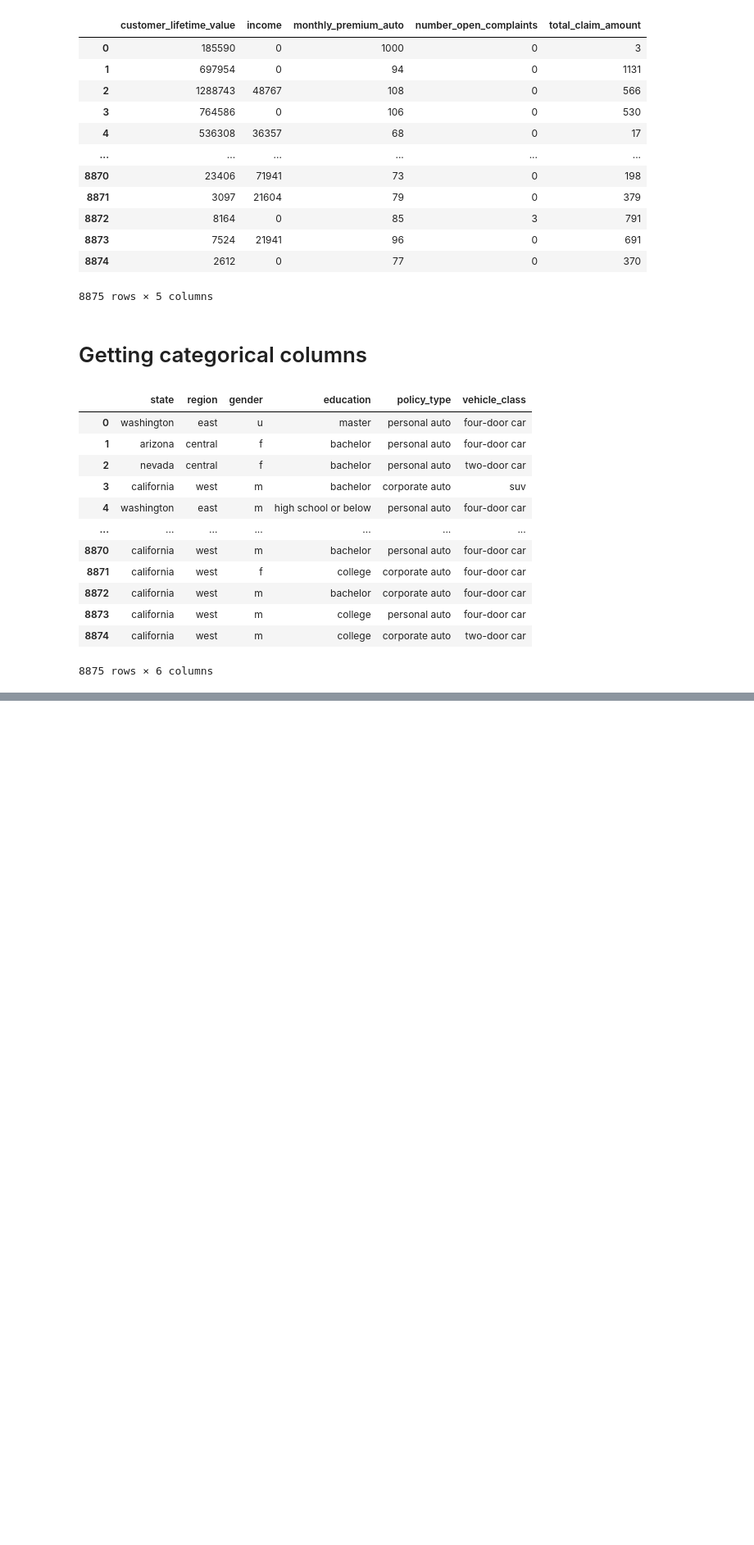
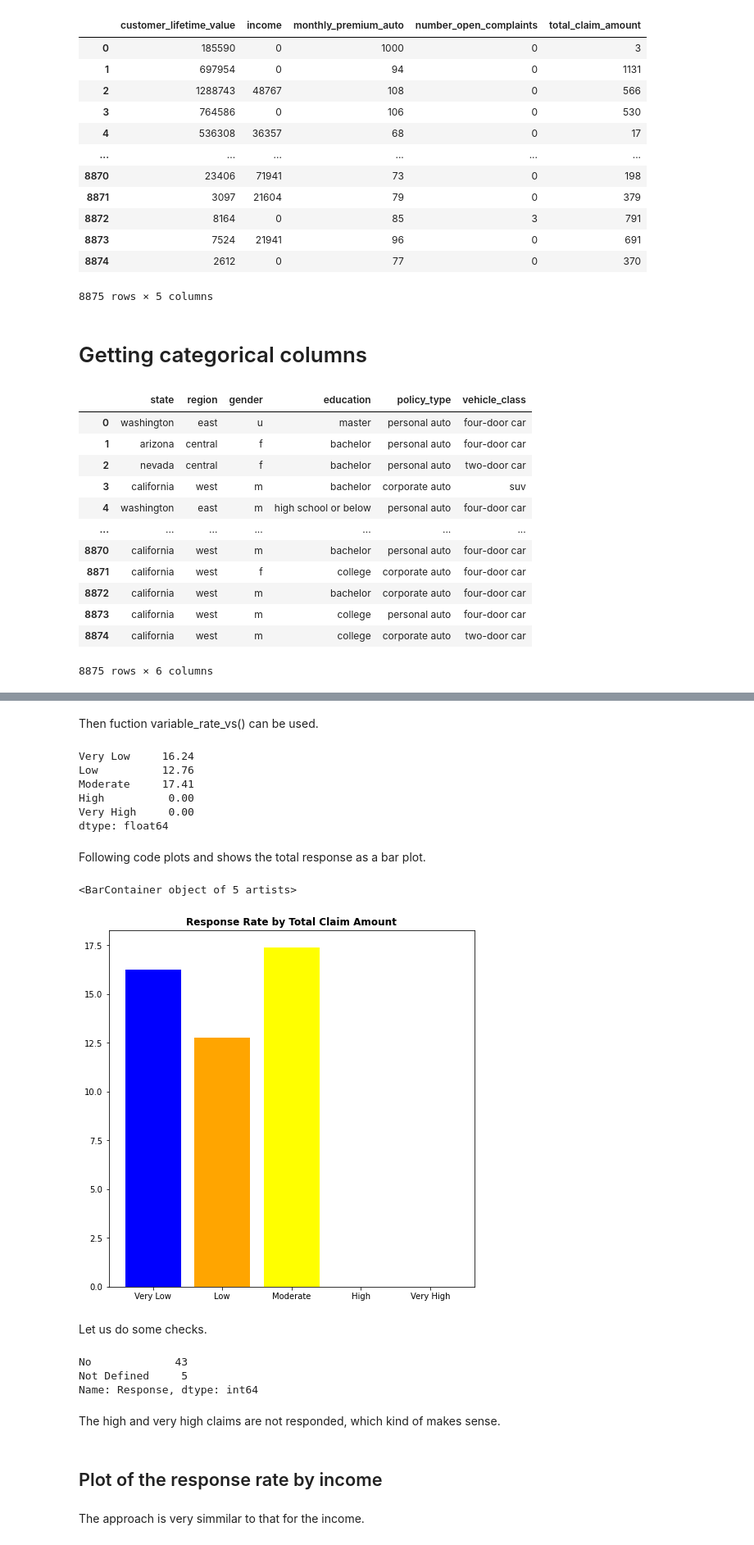
Before and after one commit to NHer0/IronEnrique, a Jupyter notebook: Customer_Analysis_Case_Study/Customer_Analysis_Case_Study.ipynb, the cells around one changed output, grey strips where cells are left out. Shown at 82% size. Drawn from its saved outputs; the diff is of its cells as text; code cells hidden in the pictures; blank space fills up the shorter version.

```diff
--- a/Customer_Analysis_Case_Study/Customer_Analysis_Case_Study.ipynb
+++ b/Customer_Analysis_Case_Study/Customer_Analysis_Case_Study.ipynb
@@ -533,0 +656,3 @@ ca_df_standarized.select_dtypes("object")
+# %%
+total_claim_amount_labels = ['Very Low', 'Low', 'Moderate', 'High', 'Very High']
+ca_c_df['Total_Claim_Amount_binned'] = pd.cut(ca_c_df['Total Claim Amount'],5, labels=total_claim_amount_labels)
@@ -533,0 +669,41 @@ ca_df_standarized.select_dtypes("object")
+# %% [markdown]
+Then fuction variable_rate_vs() can be used.
+# %%
+response_total_claim_amount_rate = variable_rate_vs(ca_c_df, "Response", "Total_Claim_Amount_binned")
+# %%
+response_total_claim_amount_rate
+# %% [output]
+Very Low     16.24
+Low          12.76
+Moderate     17.41
+High          0.00
+Very High     0.00
+dtype: float64
+# %% [markdown]
+Following code plots and shows the total response as a bar plot.
+# %%
+# create figure and axes
+fig3, ax3 = plt.subplots(figsize = (8,8))
+
+# set title
+ax3.set_title('Response Rate by Total Claim Amount', fontweight='bold')
+
+# plot the bar chart
+ax3.bar(response_total_claim_amount_rate.index, response_total_claim_amount_rate, color=('blue','orange', 'yellow', "red", "black"))
+# %% [output]
+<BarContainer object of 5 artists>
+[figure, added]
+# %% [markdown]
+Let us do some checks.
+# %%
+ca_c_df["Response"][ca_c_df.Total_Claim_Amount_binned == ("High" or "Very High")].value_counts()
+# %% [output]
+No             43
+Not Defined     5
+Name: Response, dtype: int64
+# %% [markdown]
+The high and very high claims are not responded, which kind of makes sense.
+# %% [markdown]
+## Plot of the response rate by income
+# %% [markdown]
+The approach is very simmilar to that for the income.
```
Also changed, not shown: parts of 37 cells of this notebook.
